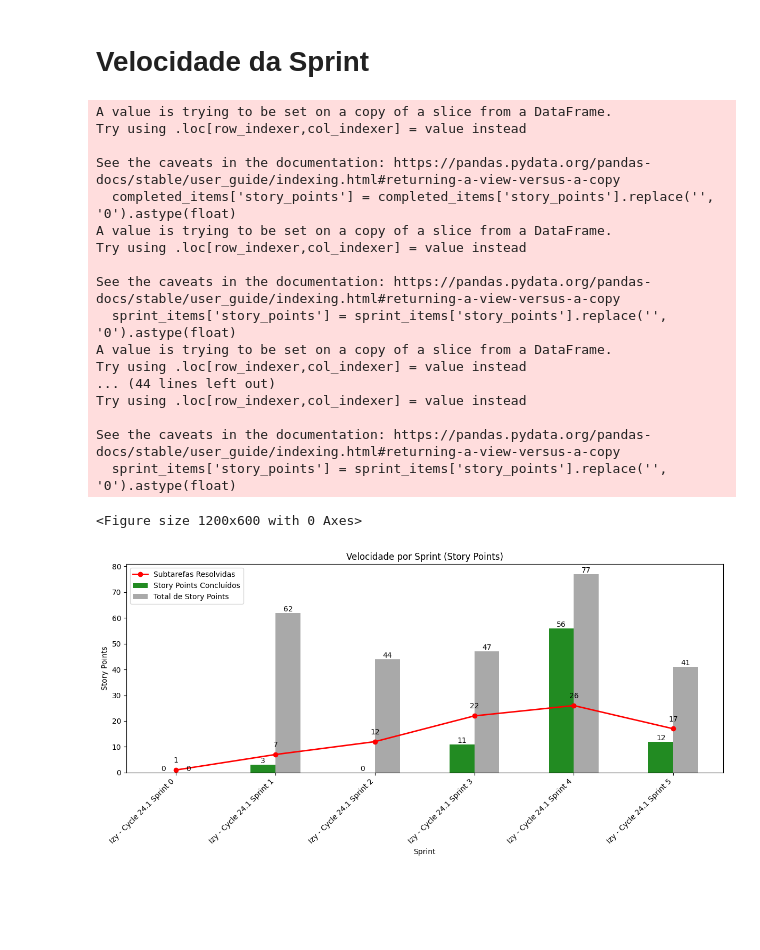
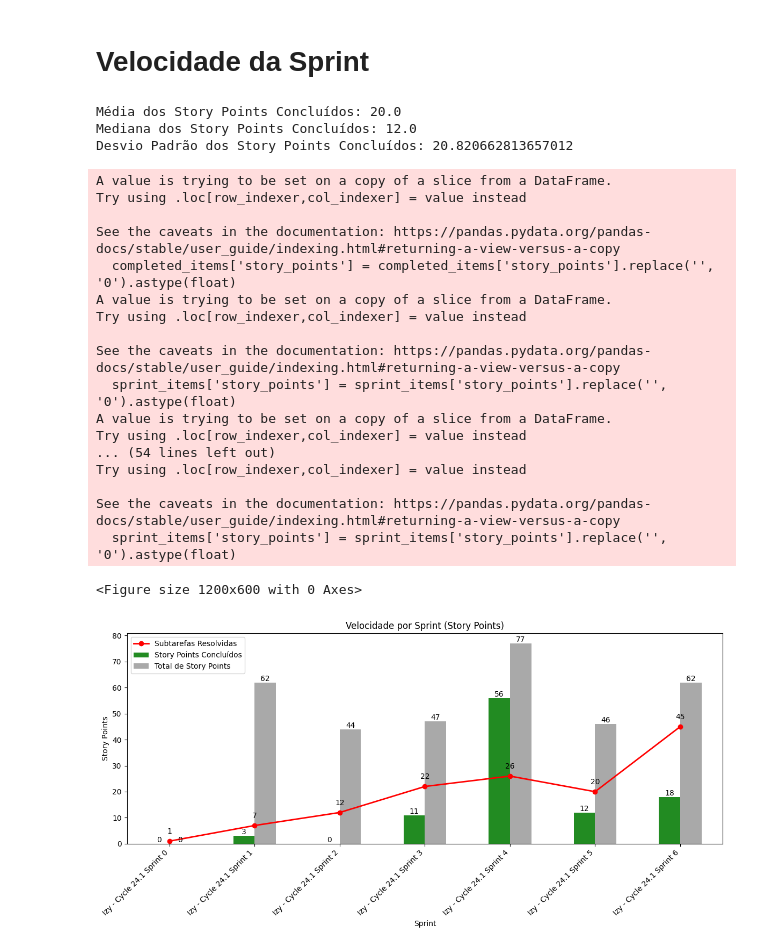
Before and after one commit to elieziossn/JiraSprintAnalysis, a Jupyter notebook: sprintreview.ipynb, the cells around one changed output. Drawn from its saved outputs; the diff is of its cells as text; code cells hidden in the pictures; blank space fills up the shorter version.

Commit message:
calculo da media e mediana da velocity

```diff
--- a/sprintreview.ipynb
+++ b/sprintreview.ipynb
@@ -24,6 +24,7 @@ sprint_dates = {
     'Izy - Cycle 24.1 Sprint 3': {'start': '16/12/24', 'end': '27/12/24'},
     'Izy - Cycle 24.1 Sprint 4': {'start': '07/01/25', 'end': '20/01/25'},
     'Izy - Cycle 24.1 Sprint 5': {'start': '21/01/25', 'end': '03/02/25'},
+    'Izy - Cycle 24.1 Sprint 6': {'start': '04/02/25', 'end': '17/02/25'},
 }
 # %% [markdown]
 ### Especificações manuais necessárias:
@@ -37,7 +38,7 @@ parsed_items = xp.loadXml(file_path)
 ### Especificações manuais necessárias:
 - Especifique o nome da sprint ativa
 # %%
-sprint_ativa = 'Izy - Cycle 24.1 Sprint 5'
+sprint_ativa = 'Izy - Cycle 24.1 Sprint 6'
 # %% [markdown]
 ### Especificações manuais necessárias:
 - Revise a lista de feriados no período.
@@ -279,49 +277,64 @@ velocity_df = pd.DataFrame({
     'Total de Story Points': total_points_by_sprint
 }).fillna(0).astype(float)
 
+# Calcular média, mediana e desvio padrão
+# Remover valores zero
+non_zero_story_points = velocity_df['Story Points Concluídos'][velocity_df['Story Points Concluídos'] != 0]
+mean_story_points = non_zero_story_points.mean()
+median_story_points = non_zero_story_points.median()
+std_story_points = non_zero_story_points.std()
+
+# Imprimir os resultados
+print(f"Média dos Story Points Concluídos: {mean_story_points}")
+print(f"Mediana dos Story Points Concluídos: {median_story_points}")
+print(f"Desvio Padrão dos Story Points Concluídos: {std_story_points}")
+
 # Plotar o gráfico
 plt.figure(figsize=(12, 6))
 ax = velocity_df.plot(kind='bar', figsize=(12, 6), color=['#228B22', '#A9A9A9'])
 
 # Adicionar linha vermelha representando subtarefas resolvidas por sprint
 ax.plot(subtasks_resolved_by_sprint.index, subtasks_resolved_by_sprint.values, color='red', marker='o', linestyle='-', linewidth=2, label='Subtarefas Resolvidas')
 
 # Adicionar rótulos de valor na linha
 for i, txt in enumerate(subtasks_resolved_by_sprint.values):
     ax.annotate(txt, (subtasks_resolved_by_sprint.index[i], subtasks_resolved_by_sprint.values[i]), textcoords="offset points", xytext=(0,10), ha='center')
 
 # Personalizar o gráfico
 plt.title('Velocidade por Sprint (Story Points)')
 ax.set_xlabel('Sprint')
 ax.set_ylabel('Story Points')
 ax.set_xticklabels(velocity_df.index, rotation=45, ha='right')
 
 # Adicionar rótulos de valor nas barras
 for container in ax.containers:
     ax.bar_label(container)
 
 # Adicionar legenda
 ax.legend(loc='upper left')
 
 plt.tight_layout()
 plt.show()
 # %% [output]
-A value is trying to be set on a copy of a slice from a DataFrame.
-Try using .loc[row_indexer,col_indexer] = value instead
-
-See the caveats in the documentation: https://pandas.pydata.org/pandas-docs/stable/user_guide/indexing.html#returning-a-view-versus-a-copy
-  completed_items['story_points'] = completed_items['story_points'].replace('', '0').astype(float)
-A value is trying to be set on a copy of a slice from a DataFrame.
-Try using .loc[row_indexer,col_indexer] = value instead
-
-See the caveats in the documentation: https://pandas.pydata.org/pandas-docs/stable/user_guide/indexing.html#returning-a-view-versus-a-copy
-  sprint_items['story_points'] = sprint_items['story_points'].replace('', '0').astype(float)
-A value is trying to be set on a copy of a slice from a DataFrame.
-Try using .loc[row_indexer,col_indexer] = value instead
-... (44 lines left out)
-Try using .loc[row_indexer,col_indexer] = value instead
-
-See the caveats in the documentation: https://pandas.pydata.org/pandas-docs/stable/user_guide/indexing.html#returning-a-view-versus-a-copy
-  sprint_items['story_points'] = sprint_items['story_points'].replace('', '0').astype(float)
+Média dos Story Points Concluídos: 20.0
+Mediana dos Story Points Concluídos: 12.0
+Desvio Padrão dos Story Points Concluídos: 20.820662813657012
-<Figure size 1200x600 with 0 Axes>
+A value is trying to be set on a copy of a slice from a DataFrame.
+Try using .loc[row_indexer,col_indexer] = value instead
+
+See the caveats in the documentation: https://pandas.pydata.org/pandas-docs/stable/user_guide/indexing.html#returning-a-view-versus-a-copy
+  completed_items['story_points'] = completed_items['story_points'].replace('', '0').astype(float)
+A value is trying to be set on a copy of a slice from a DataFrame.
+Try using .loc[row_indexer,col_indexer] = value instead
+
+See the caveats in the documentation: https://pandas.pydata.org/pandas-docs/stable/user_guide/indexing.html#returning-a-view-versus-a-copy
+  sprint_items['story_points'] = sprint_items['story_points'].replace('', '0').astype(float)
+A value is trying to be set on a copy of a slice from a DataFrame.
+Try using .loc[row_indexer,col_indexer] = value instead
+... (54 lines left out)
+Try using .loc[row_indexer,col_indexer] = value instead
+
+See the caveats in the documentation: https://pandas.pydata.org/pandas-docs/stable/user_guide/indexing.html#returning-a-view-versus-a-copy
+  sprint_items['story_points'] = sprint_items['story_points'].replace('', '0').astype(float)
+<Figure size 1200x600 with 0 Axes>
-[figure, old version]
+[figure, new version]
```
Also changed, not shown: parts of 7 cells of this notebook, 2 other files.
